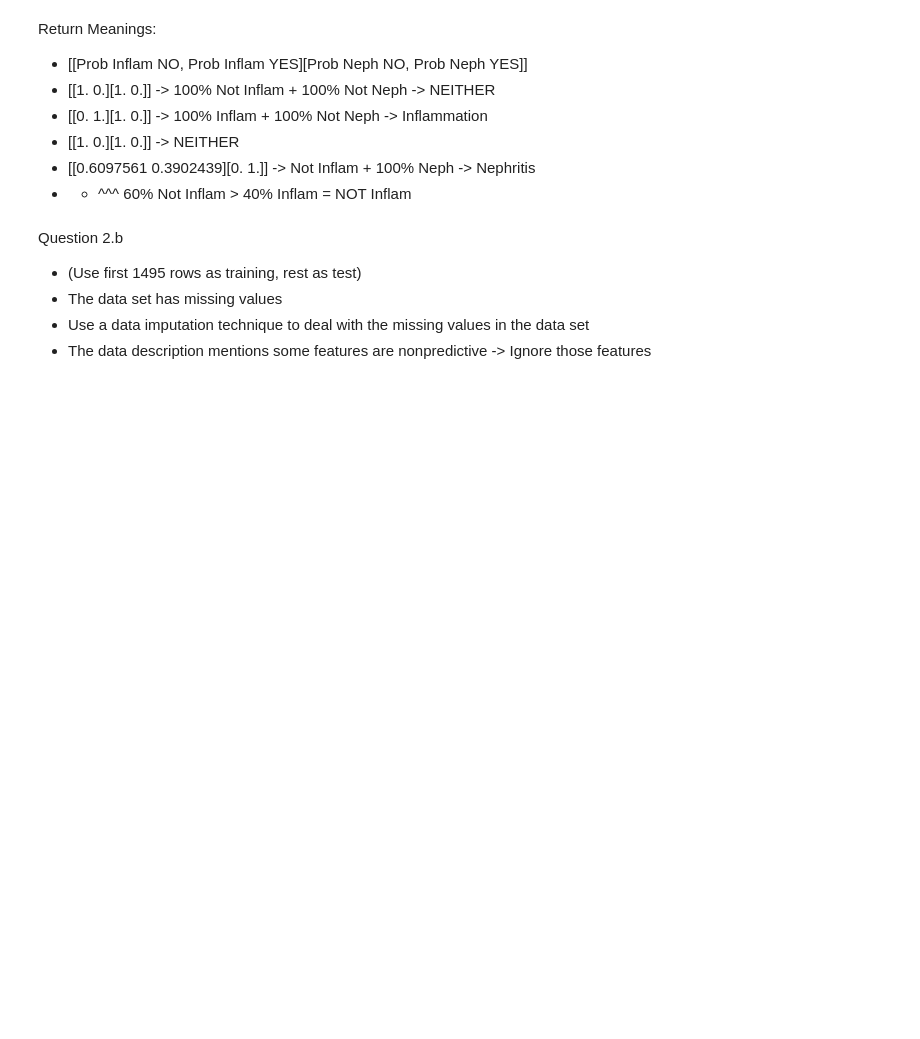
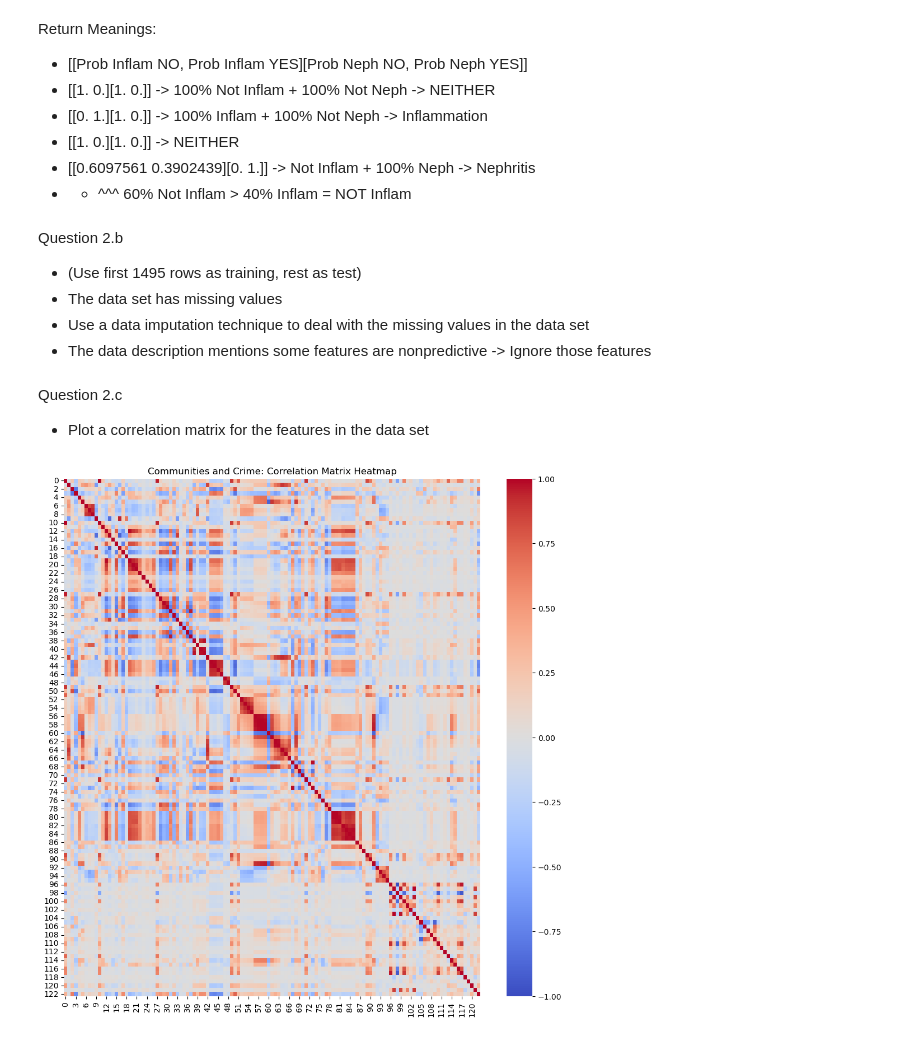
Before and after one commit to brynndafoe02/dsci552_summer2026, a Jupyter notebook: Dafoe_Brynn_HW5/notebook/Dafoe_Brynn_HW5.ipynb, the cells around one changed output. Drawn from its saved outputs; the diff is of its cells as text; code cells hidden in the pictures; blank space fills up the shorter version.

```diff
--- a/Dafoe_Brynn_HW5/notebook/Dafoe_Brynn_HW5.ipynb
+++ b/Dafoe_Brynn_HW5/notebook/Dafoe_Brynn_HW5.ipynb
@@ -260,3 +258,16 @@ c_Y_train = c_df_train.iloc[:, -1] # last column
 c_df_test = c_df.iloc[1495:]
 c_X_test = c_df_test.iloc[:, :-1]
 c_Y_test = c_df_test.iloc[:, -1]
+# %% [markdown]
+Question 2.c
+- Plot a correlation matrix for the features in the data set
+# %%
+# using Seaborn heatmap
+corr_matrix = c_df.corr()
+plt.figure(figsize=(12, 12))
+sns.heatmap(corr_matrix, cmap='coolwarm', fmt='.2f', vmin=-1, vmax=1)
+
+plt.title("Communities and Crime: Correlation Matrix Heatmap")
+plt.show()
+# %% [output]
+[figure, added]
```
Also changed, not shown: parts of 1 cell of this notebook.
